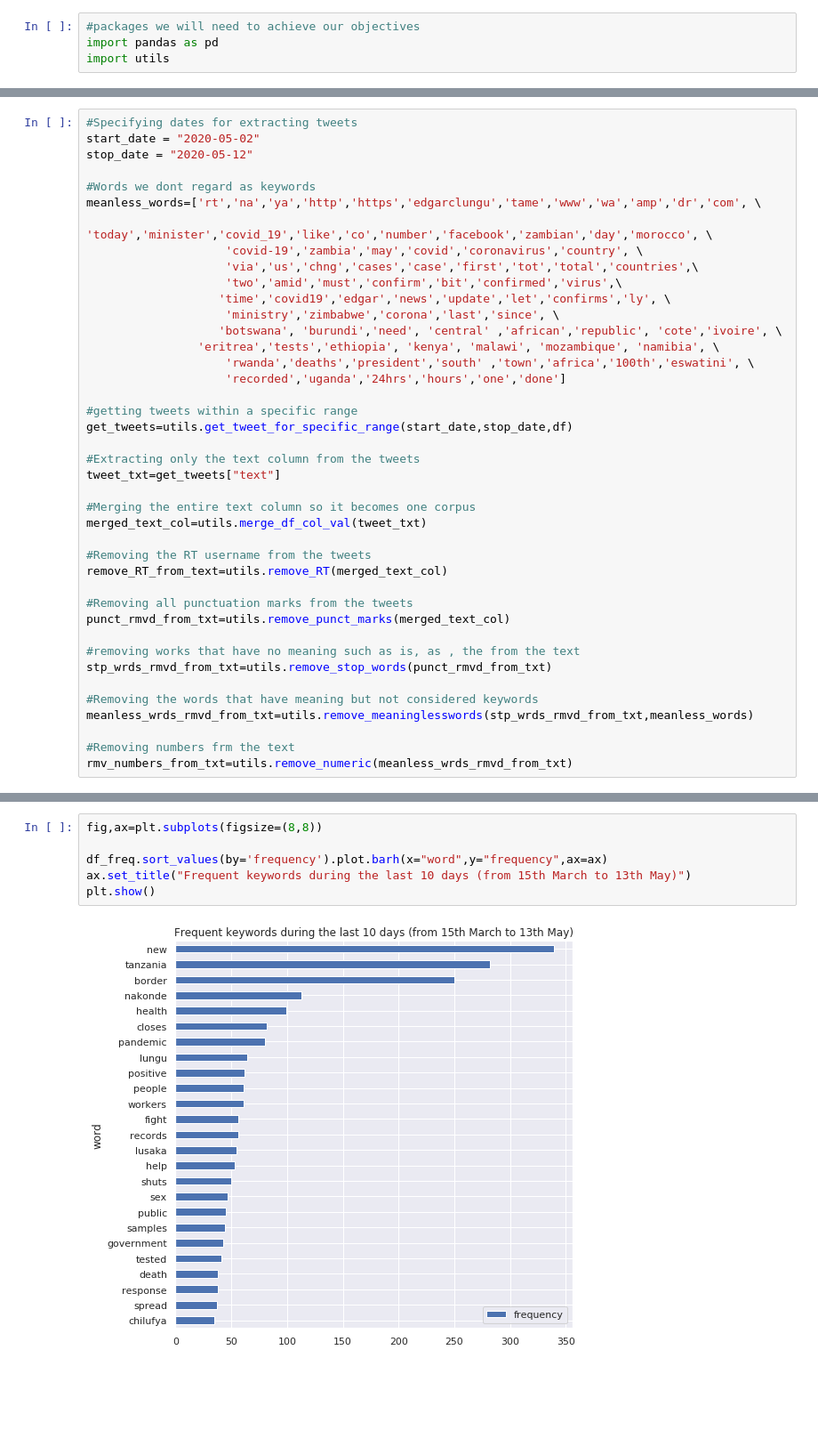
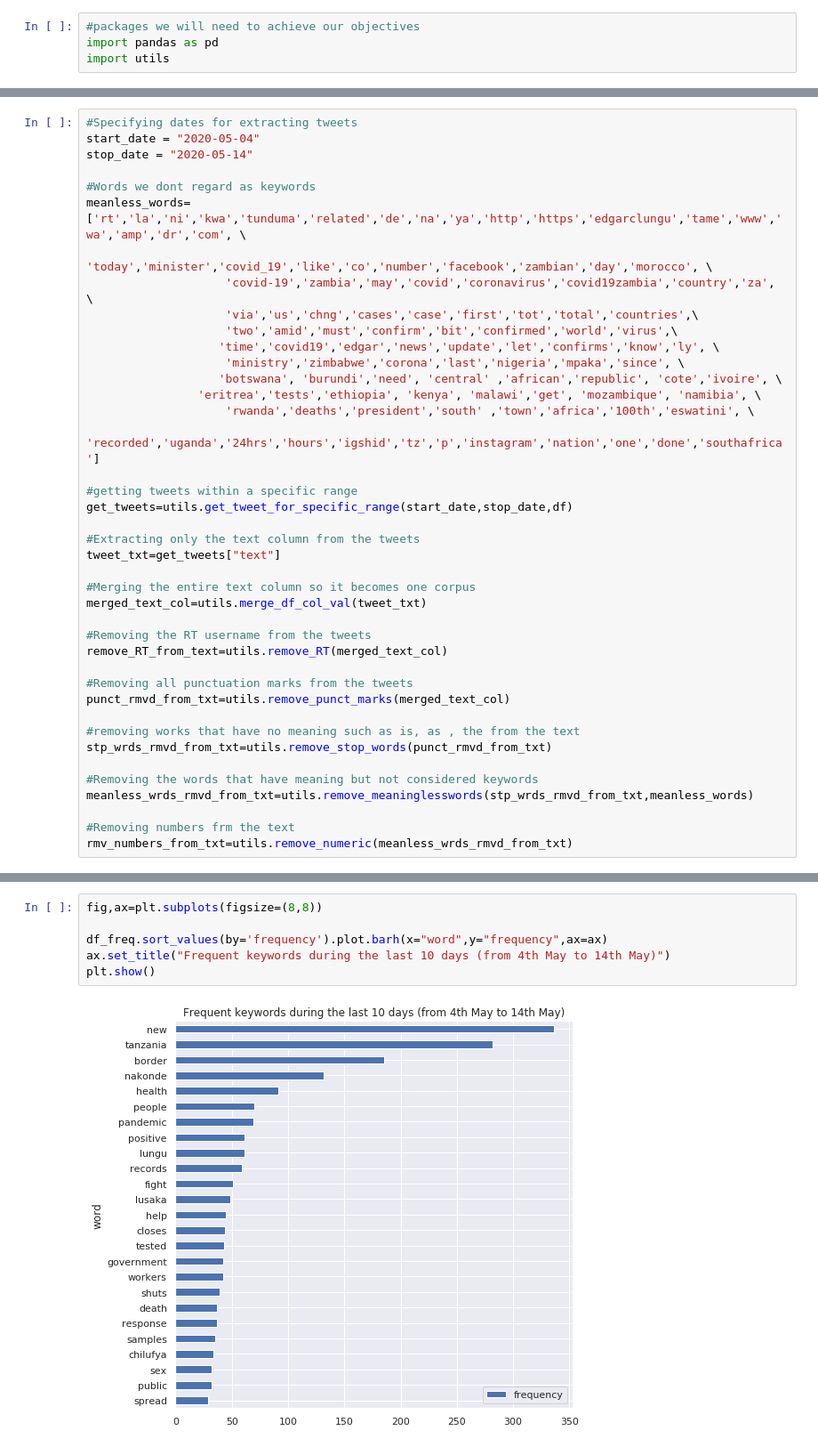
Before and after one commit to ayamlearning/COVID19_Sentiment_Analysis, a Jupyter notebook: EDA_Part_3.ipynb, the cells around one changed output, grey strips where cells are left out. Shown: that part at 89% size. Saved outputs shown, nothing was run; the diff lists cells and outputs as text; blank space fills up the shorter version.

```diff
--- a/EDA_Part_3.ipynb
+++ b/EDA_Part_3.ipynb
@@ -26,20 +26,20 @@ df.head(1)
 # %%
 #Specifying dates for extracting tweets
-start_date = "2020-05-02"
-stop_date = "2020-05-12"
+start_date = "2020-05-04"
+stop_date = "2020-05-14"
 
 #Words we dont regard as keywords
-meanless_words=['rt','na','ya','http','https','edgarclungu','tame','www','wa','amp','dr','com', \
+meanless_words=['rt','la','ni','kwa','tunduma','related','de','na','ya','http','https','edgarclungu','tame','www','wa','amp','dr','com', \
                     'today','minister','covid_19','like','co','number','facebook','zambian','day','morocco', \
-                    'covid-19','zambia','may','covid','coronavirus','country', \
+                    'covid-19','zambia','may','covid','coronavirus','covid19zambia','country','za', \
                     'via','us','chng','cases','case','first','tot','total','countries',\
-                    'two','amid','must','confirm','bit','confirmed','virus',\
-                   'time','covid19','edgar','news','update','let','confirms','ly', \
-                    'ministry','zimbabwe','corona','last','since', \
+                    'two','amid','must','confirm','bit','confirmed','world','virus',\
+                   'time','covid19','edgar','news','update','let','confirms','know','ly', \
+                    'ministry','zimbabwe','corona','last','nigeria','mpaka','since', \
                    'botswana', 'burundi','need', 'central' ,'african','republic', 'cote','ivoire', \
-                'eritrea','tests','ethiopia', 'kenya', 'malawi', 'mozambique', 'namibia', \
+                'eritrea','tests','ethiopia', 'kenya', 'malawi','get', 'mozambique', 'namibia', \
                     'rwanda','deaths','president','south' ,'town','africa','100th','eswatini', \
-                    'recorded','uganda','24hrs','hours','one','done']
+                    'recorded','uganda','24hrs','hours','igshid','tz','p','instagram','nation','one','done','southafrica']
 
 #getting tweets within a specific range
 get_tweets=utils.get_tweet_for_specific_range(start_date,stop_date,df)
@@ -91,8 +91,8 @@ df_freq.head()
 # %%
 fig,ax=plt.subplots(figsize=(8,8))
 
 df_freq.sort_values(by='frequency').plot.barh(x="word",y="frequency",ax=ax)
-ax.set_title("Frequent keywords during the last 10 days (from 15th March to 13th May)")
+ax.set_title("Frequent keywords during the last 10 days (from 4th May to 14th May)")
 plt.show()
 # %% [output]
-[figure, old version]
+[figure, new version]
```
Also changed, not shown: parts of 5 cells of this notebook, 5 other files.
